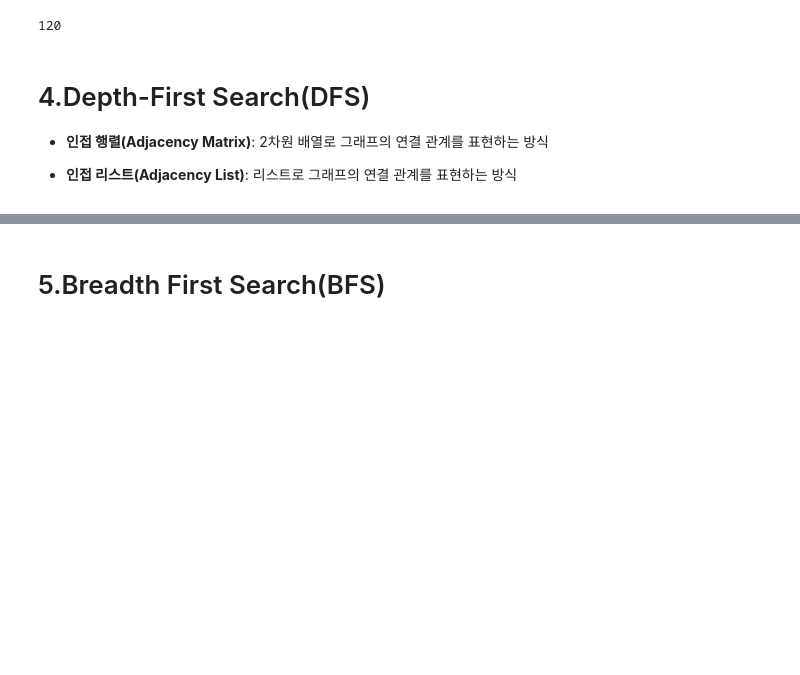
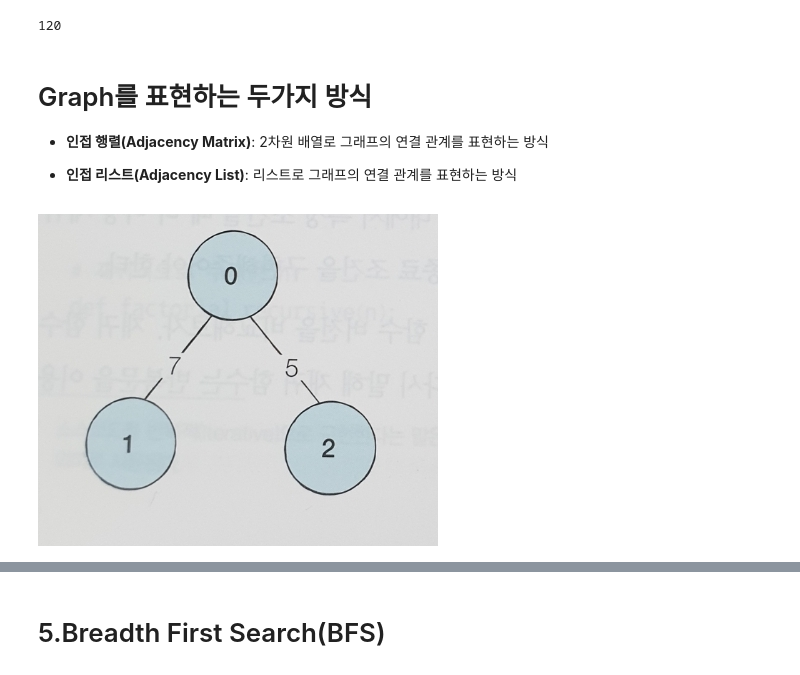
Before and after one commit to kwonneung/Algorithm_with_python, a Jupyter notebook: 탐색 알고리즘(DFS,BFS)/자료구조 기초.ipynb, the cells around one changed output, grey strips where cells are left out. Drawn from its saved outputs; the diff is of its cells as text; code cells hidden in the pictures; blank space fills up the shorter version.

```diff
--- a/탐색 알고리즘(DFS,BFS)/자료구조 기초.ipynb
+++ b/탐색 알고리즘(DFS,BFS)/자료구조 기초.ipynb
@@ -57,9 +57,16 @@ factorial_iterative(5)
 # %% [output]
 120
 # %% [markdown]
-<h1>4.Depth-First Search(DFS)</h1>
+<h1>Graph를 표현하는 두가지 방식</h1>
 
 - **인접 행렬(Adjacency Matrix)**: 2차원 배열로 그래프의 연결 관계를 표현하는 방식
 
 - **인접 리스트(Adjacency List)**: 리스트로 그래프의 연결 관계를 표현하는 방식
+# %%
+# Adjacency Matrix
+
+from IPython.display import Image
+Image('Adjacency Matrix.jpg')
+# %% [output]
+[figure, added]
 # %%
```
Also changed, not shown: parts of 3 cells of this notebook.
